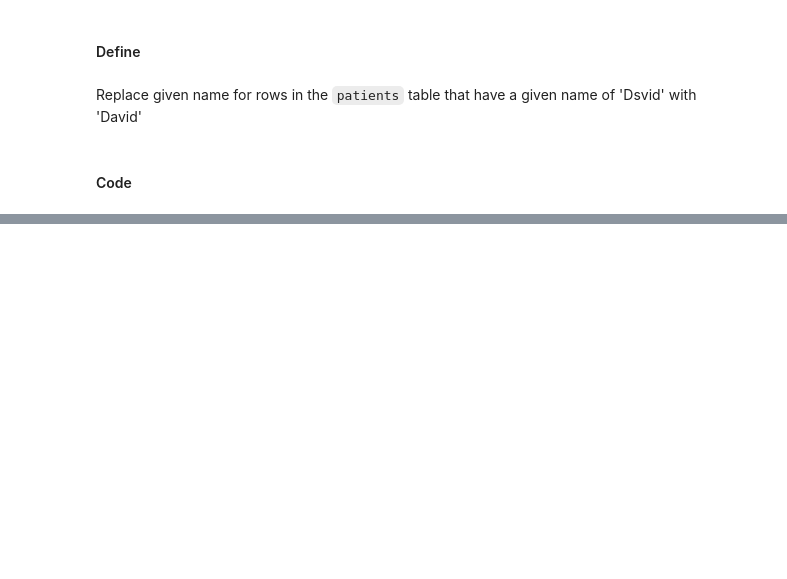
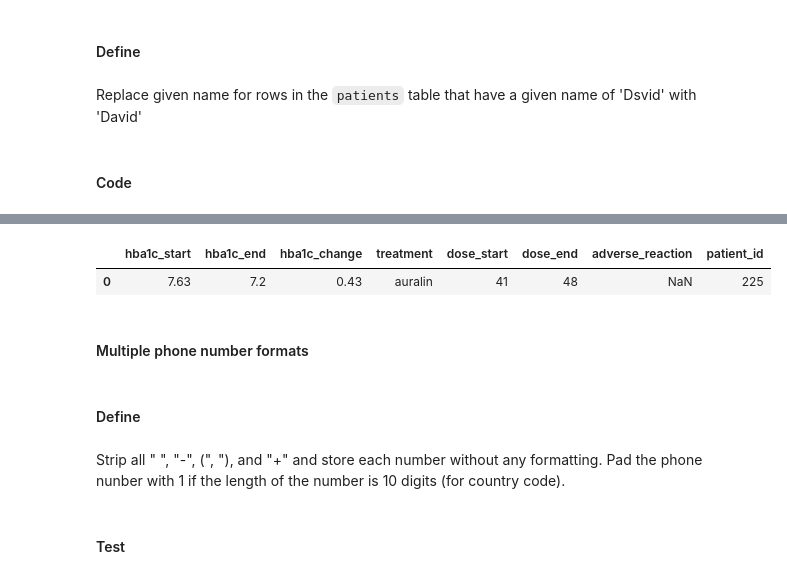
Before and after one commit to uminomuneaki/Clinical_Data_Analysis, a Jupyter notebook: assessing.ipynb, the cells around one changed output, grey strips where cells are left out. Drawn from its saved outputs; the diff is of its cells as text; code cells hidden in the pictures; blank space fills up the shorter version.

```diff
--- a/assessing.ipynb
+++ b/assessing.ipynb
@@ -514,0 +563,11 @@ patients_clean.given_name = patients_clean.given_name
+# %%
+treatments_clean.head(1)
+# %% [output]
+|  | hba1c_start | hba1c_end | hba1c_change | treatment | dose_start | dose_end | adverse_reaction | patient_id |
+| 0 | 7.63 | 7.2 | 0.43 | auralin | 41 | 48 | NaN | 225 |
+# %% [markdown]
+#### Multiple phone number formats
+# %% [markdown]
+#### Define
+# %% [markdown]
+Strip all " ", "-", (", "), and "+" and store each number without any formatting. Pad the phone nunber with 1 if the length of the number is 10 digits (for country code).
@@ -514,0 +576,2 @@ patients_clean.given_name = patients_clean.given_name
+# %% [markdown]
+#### Test
```
Also changed, not shown: parts of 39 cells of this notebook.
